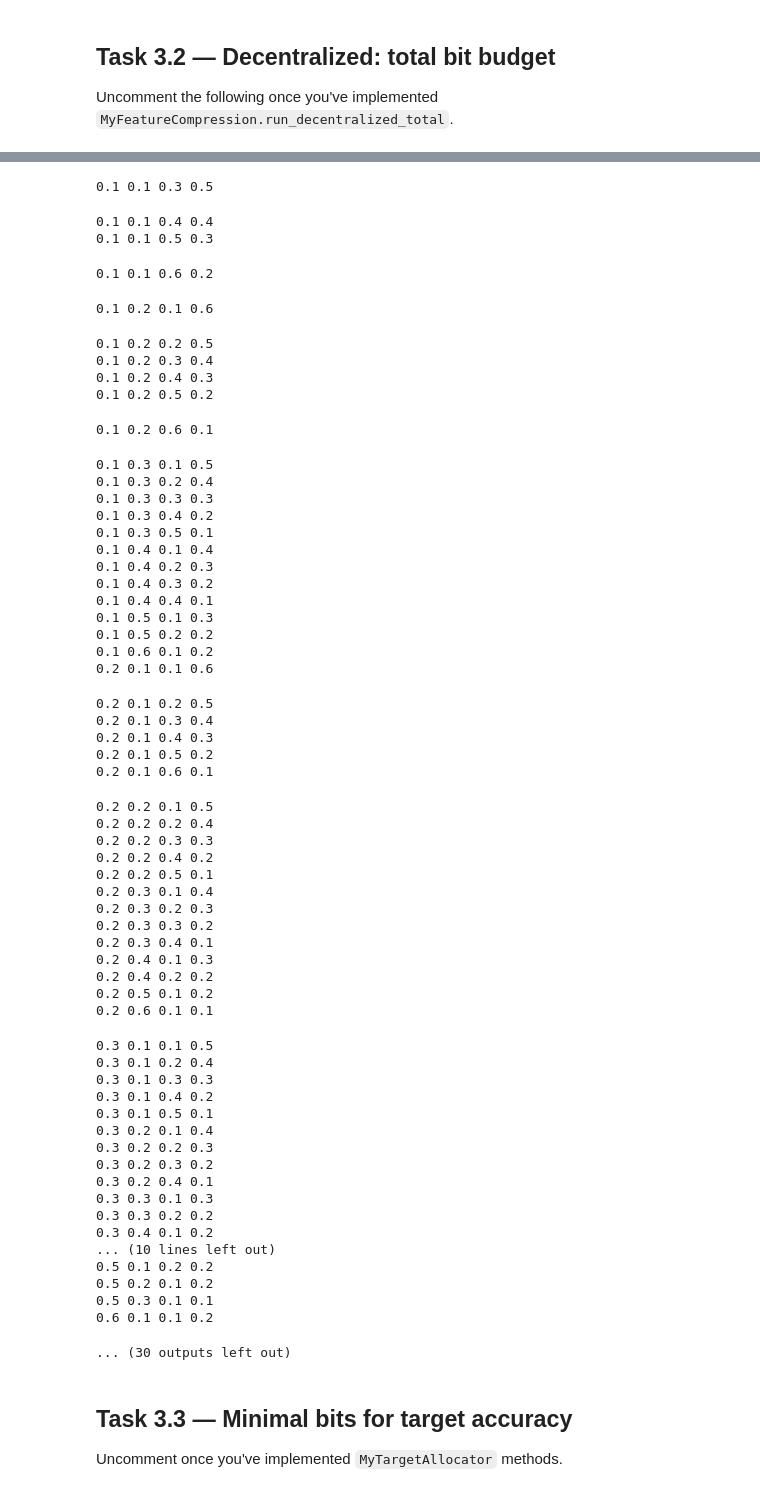
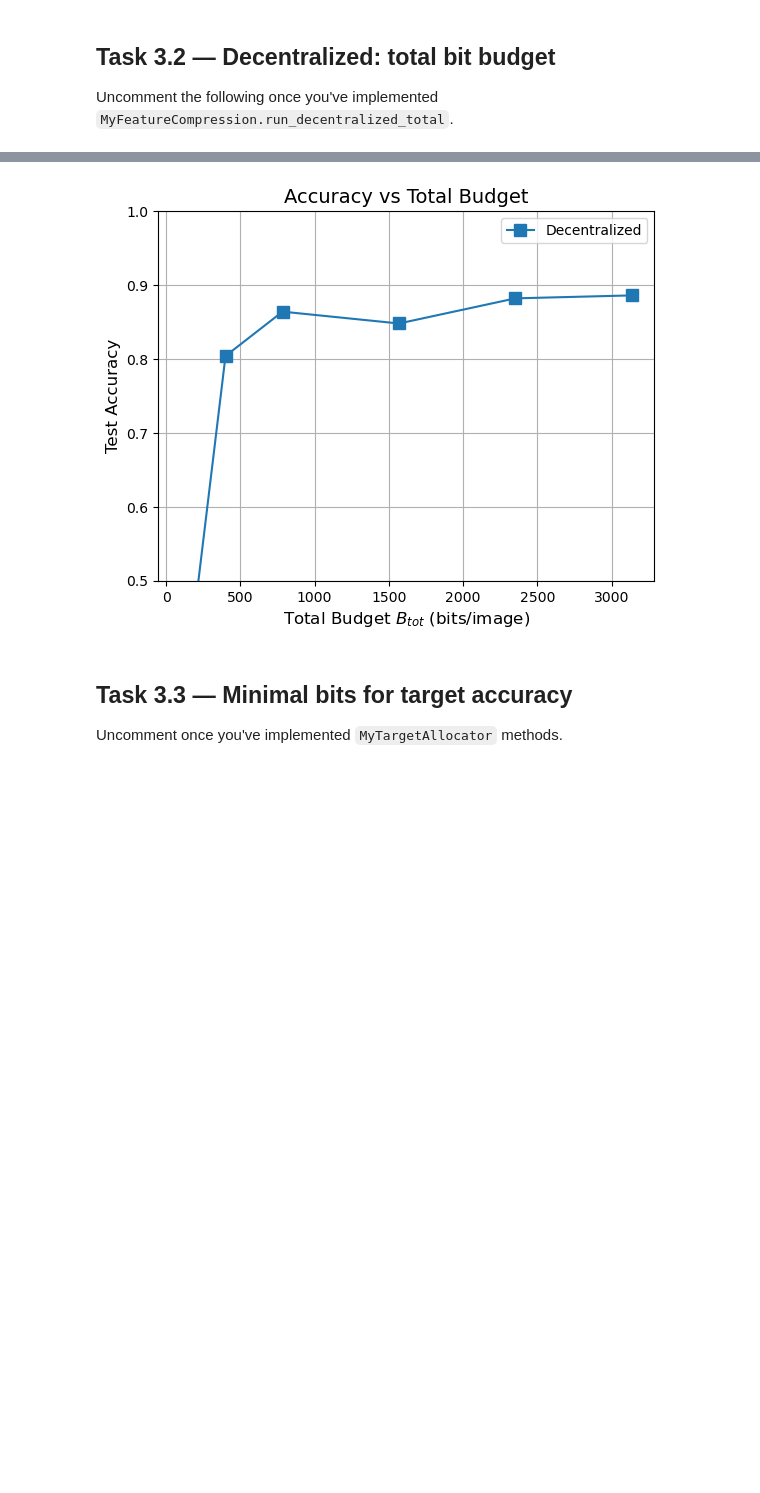
Before and after one commit to edenzafran/ece-236a-project, a Jupyter notebook: ECE236A_2025_boilerplate.ipynb, the cells around one changed output, grey strips where cells are left out. Drawn from its saved outputs; the diff is of its cells as text; code cells hidden in the pictures; blank space fills up the shorter version.

Commit message:
results for accuracy v total budget

```diff
--- a/ECE236A_2025_boilerplate.ipynb
+++ b/ECE236A_2025_boilerplate.ipynb
@@ -160,8 +160,8 @@ plot_result_per_sensor(result3_1=res_k)
 ## Task 3.2 — Decentralized: total bit budget
 Uncomment the following once you've implemented `MyFeatureCompression.run_decentralized_total`.
 # %%
-# B_tot_list = [100, 400, 784, 1568, 2352, 3136]  # example budgets (you can modify)
-B_tot_list = [2352, 3136]  # example budgets (you can modify)
+B_tot_list = [100, 400, 784, 1568, 2352, 3136]  # example budgets (you can modify)
+# B_tot_list = [2352, 3136]  # example budgets (you can modify)
 res_B = fc.run_decentralized_total(
     Xtr_blocks, Xva_blocks, Xte_blocks,
     mnist_data['trainY'], mnist_data['valY'], mnist_data['testY'],
@@ -174,62 +172,4 @@ plot_result_total(result2=None, result3_2=res_B)
-0.1 0.1 0.3 0.5
-0.1 0.1 0.4 0.4
-0.1 0.1 0.5 0.3
-0.1 0.1 0.6 0.2
-0.1 0.2 0.1 0.6
-0.1 0.2 0.2 0.5
-0.1 0.2 0.3 0.4
-0.1 0.2 0.4 0.3
-0.1 0.2 0.5 0.2
-0.1 0.2 0.6 0.1
-0.1 0.3 0.1 0.5
-0.1 0.3 0.2 0.4
-0.1 0.3 0.3 0.3
-0.1 0.3 0.4 0.2
-0.1 0.3 0.5 0.1
-0.1 0.4 0.1 0.4
-0.1 0.4 0.2 0.3
-0.1 0.4 0.3 0.2
-0.1 0.4 0.4 0.1
-0.1 0.5 0.1 0.3
-0.1 0.5 0.2 0.2
-0.1 0.6 0.1 0.2
-0.2 0.1 0.1 0.6
-0.2 0.1 0.2 0.5
-0.2 0.1 0.3 0.4
-0.2 0.1 0.4 0.3
-0.2 0.1 0.5 0.2
-0.2 0.1 0.6 0.1
-0.2 0.2 0.1 0.5
-0.2 0.2 0.2 0.4
-0.2 0.2 0.3 0.3
-0.2 0.2 0.4 0.2
-0.2 0.2 0.5 0.1
-0.2 0.3 0.1 0.4
-0.2 0.3 0.2 0.3
-0.2 0.3 0.3 0.2
-0.2 0.3 0.4 0.1
-0.2 0.4 0.1 0.3
-0.2 0.4 0.2 0.2
-0.2 0.5 0.1 0.2
-0.2 0.6 0.1 0.1
-0.3 0.1 0.1 0.5
-0.3 0.1 0.2 0.4
-0.3 0.1 0.3 0.3
-0.3 0.1 0.4 0.2
-0.3 0.1 0.5 0.1
-0.3 0.2 0.1 0.4
-0.3 0.2 0.2 0.3
-0.3 0.2 0.3 0.2
-0.3 0.2 0.4 0.1
-0.3 0.3 0.1 0.3
-0.3 0.3 0.2 0.2
-0.3 0.4 0.1 0.2
-... (10 lines left out)
-0.5 0.1 0.2 0.2
-0.5 0.2 0.1 0.2
-0.5 0.3 0.1 0.1
-0.6 0.1 0.1 0.2
-... (30 outputs left out)
+[figure, added]
 # %%
 # # overlay centralized vs decentralized
 # res_compare = {
```
Also changed, not shown: parts of 6 cells of this notebook, 2 other files.
